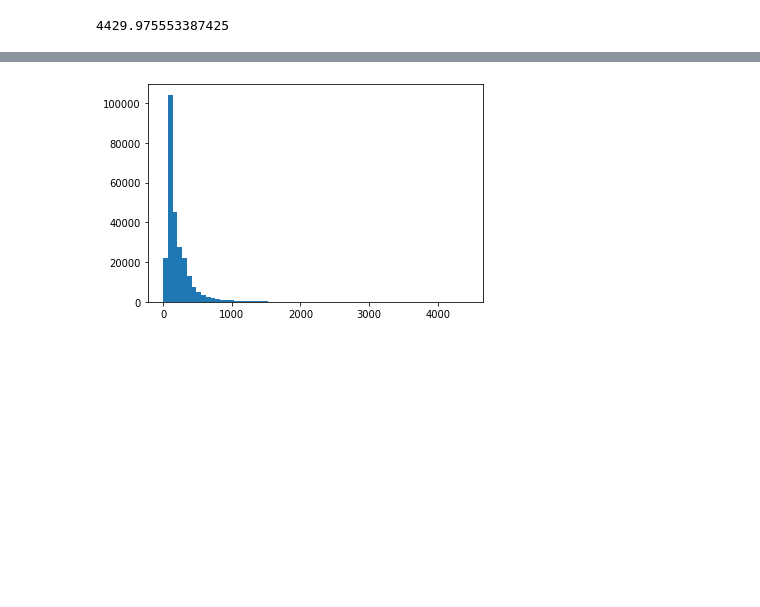
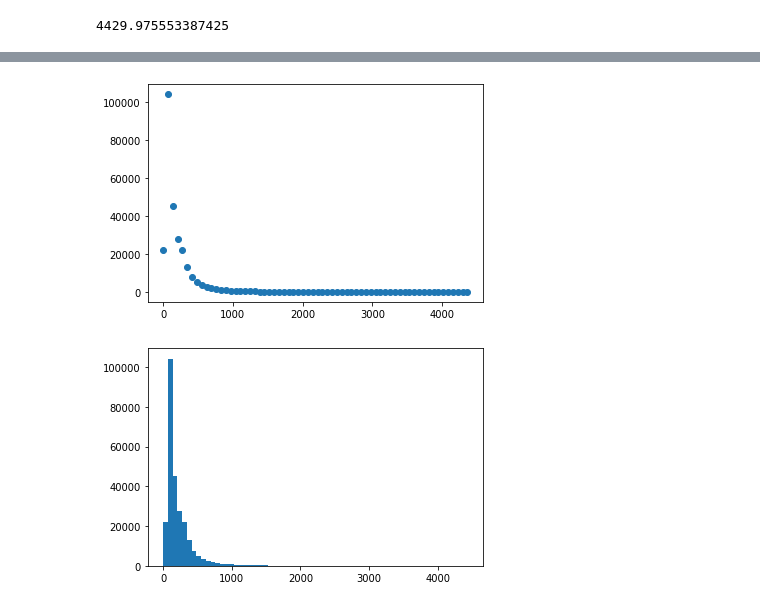
Before and after one commit to DavidLegarreSaavedra1/Deep-learning-methods-for-MRI-coil-channel-optimization, a Jupyter notebook: ROVir/scan.ipynb, the cells around one changed output, grey strips where cells are left out. Drawn from its saved outputs; the diff is of its cells as text; code cells hidden in the pictures; blank space fills up the shorter version.

```diff
--- a/ROVir/scan.ipynb
+++ b/ROVir/scan.ipynb
@@ -22,3 +26,6 @@ plt.show()
 prev_img.max()
 # %% [output]
 4429.975553387425
+# %%
+hist, bins= np.histogram(prev_img.flatten(), bins=64)
+hist, bins
@@ -25,3 +50,8 @@ prev_img.max()
+# %%
+plt.scatter(bins[:-1], hist)
+plt.show()
+# %% [output]
+[figure, added]
 # %%
 plt.hist(prev_img.flatten(), bins=64)
 plt.show()
```
Also changed, not shown: parts of 2 cells of this notebook, 6 other files.
